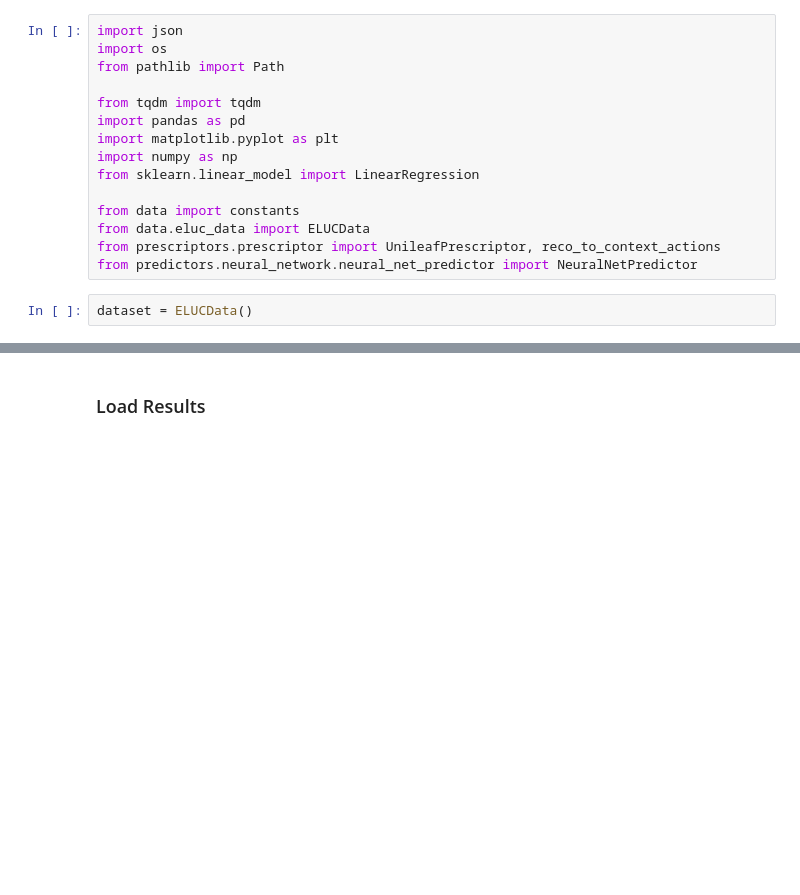
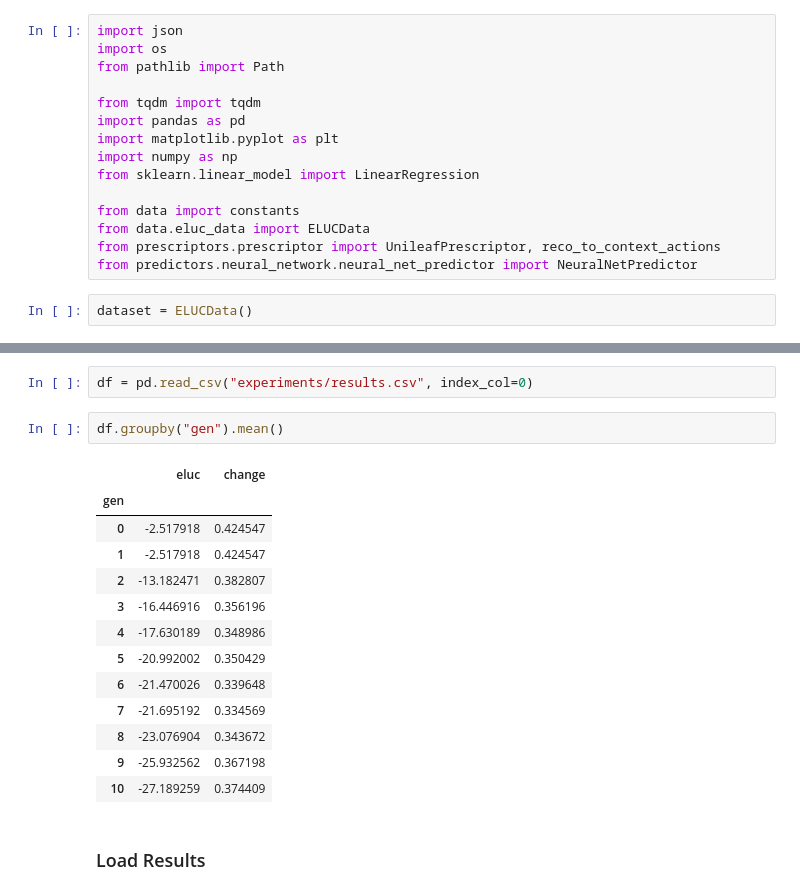
Before and after one commit to Project-Resilience/mvp, a Jupyter notebook: use_cases/eluc/experiments/prescriptor_experiments.ipynb, the cells around one changed output, grey strips where cells are left out. Saved outputs shown, nothing was run; the diff lists cells and outputs as text; blank space fills up the shorter version.

```diff
--- a/use_cases/eluc/experiments/prescriptor_experiments.ipynb
+++ b/use_cases/eluc/experiments/prescriptor_experiments.ipynb
@@ -18,3 +51,21 @@ dataset = ELUCData()
+# %%
+df = pd.read_csv("experiments/results.csv", index_col=0)
+# %%
+df.groupby("gen").mean()
+# %% [output]
+|  | eluc | change |
+| gen |  |  |
+| 0 | -2.517918 | 0.424547 |
+| 1 | -2.517918 | 0.424547 |
+| 2 | -13.182471 | 0.382807 |
+| 3 | -16.446916 | 0.356196 |
+| 4 | -17.630189 | 0.348986 |
+| 5 | -20.992002 | 0.350429 |
+| 6 | -21.470026 | 0.339648 |
+| 7 | -21.695192 | 0.334569 |
+| 8 | -23.076904 | 0.343672 |
+| 9 | -25.932562 | 0.367198 |
+| 10 | -27.189259 | 0.374409 |
 # %% [markdown]
 ### Load Results
 # %%
```
Also changed, not shown: parts of 9 cells of this notebook, 6 other files.
